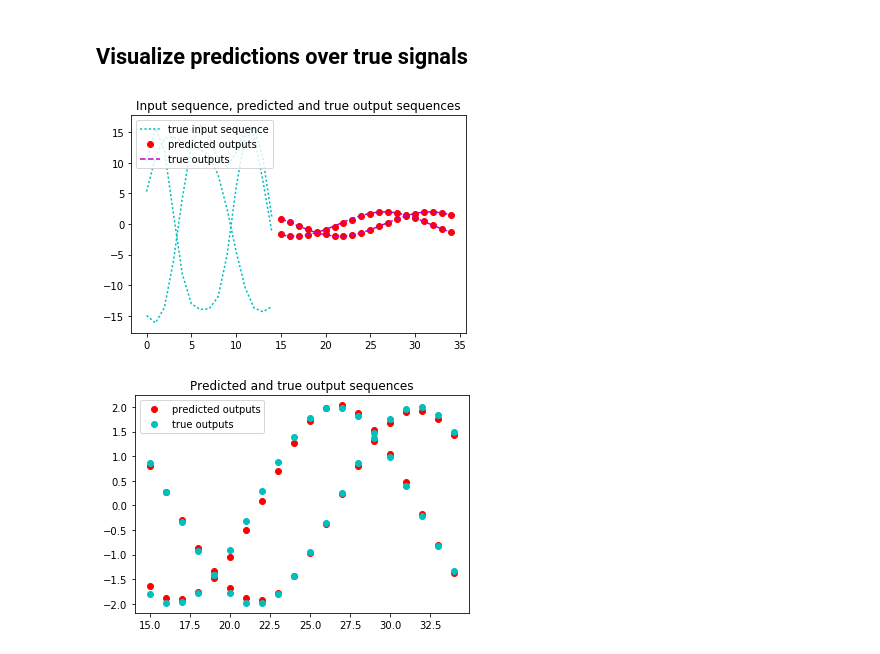
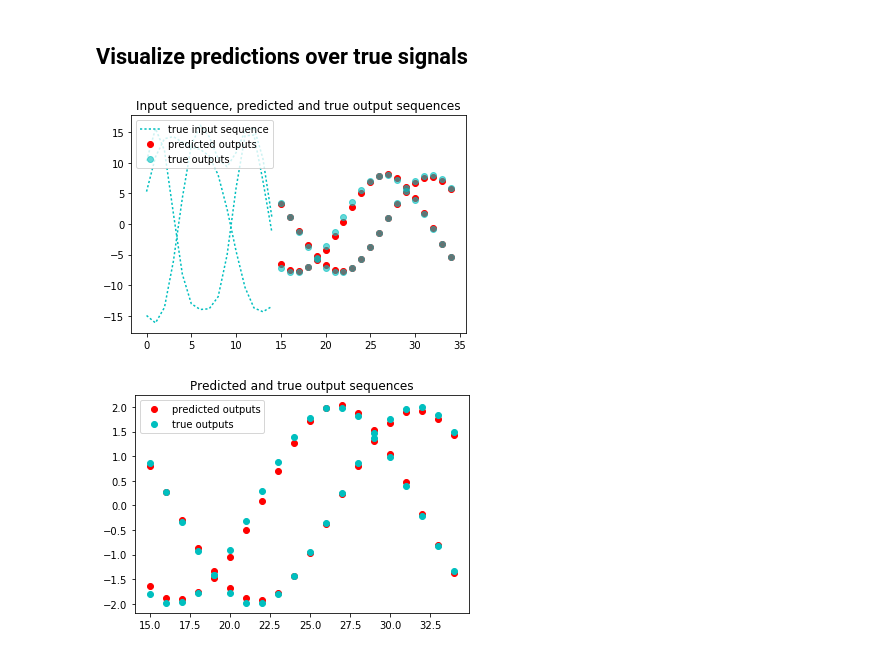
Before and after one commit to aaxwaz/Multivariate-Time-Series-forecast-using-seq2seq-in-TensorFlow, a Jupyter notebook: time_series_seq2seq.ipynb, the cells around one changed output. Cells and saved outputs as stored; diff of their text form; code cells hidden in the pictures.

```diff
--- a/time_series_seq2seq.ipynb
+++ b/time_series_seq2seq.ipynb
@@ -52,7 +58,7 @@ def true_signal(x):
     y = 2 * np.sin(x)
     return y
 
-def noise_func(x, noise_factor = 0.5):
+def noise_func(x, noise_factor = 1):
     return np.random.randn(len(x)) * noise_factor
 
 def generate_y_values(x):
@@ -82,0 +89,13 @@ plt.show()
+# %%
+results = []
+for i in range(100):
+    temp = generate_y_values(x)
+    results.append(temp)
+results = np.array(results)
+
+for i in range(100):
+    l1, = plt.plot(results[i].reshape(105, -1), 'co', lw = 0.1, alpha = 0.05, label = 'noisy training data')
+
+l2, = plt.plot(true_signal(x), 'm', label = 'hidden true signal')
+plt.legend(handles = [l1, l2], loc = 'lower left')
+plt.show()
@@ -118,20 +139,12 @@ def build_graph(feed_previous = False):
                   collections=[tf.GraphKeys.GLOBAL_STEP, tf.GraphKeys.GLOBAL_VARIABLES])
 
     weights = {
-        'in': tf.get_variable('Weights_in', \
-                               shape = [input_dim, hidden_dim], \
-                               dtype = tf.float32, \
-                               initializer = tf.truncated_normal_initializer()),
         'out': tf.get_variable('Weights_out', \
                                shape = [hidden_dim, output_dim], \
                                dtype = tf.float32, \
                                initializer = tf.truncated_normal_initializer()),
     }
     biases = {
-        'in': tf.get_variable('Biases_in', \
-                               shape = [hidden_dim], \
-                               dtype = tf.float32, \
-                               initializer = tf.constant_initializer(1.)),
         'out': tf.get_variable('Biases_out', \
                                shape = [output_dim], \
                                dtype = tf.float32, \
@@ -162,8 +175,6 @@ def build_graph(feed_previous = False):
                 with tf.variable_scope('RNN_{}'.format(i)):
                     cells.append(tf.contrib.rnn.LSTMCell(hidden_dim))
             cell = tf.contrib.rnn.MultiRNNCell(cells)
-
-        reshaped_inputs = [tf.nn.relu(tf.matmul(i, weights['in']) + biases['in']) for i in enc_inp]
 
         def _rnn_decoder(decoder_inputs,
                         initial_state,
@@ -516,20 +527,12 @@ def build_graph(feed_previous = False):
                   collections=[tf.GraphKeys.GLOBAL_STEP, tf.GraphKeys.GLOBAL_VARIABLES])
 
     weights = {
-        'in': tf.get_variable('Weights_in', \
-                               shape = [input_dim, hidden_dim], \
-                               dtype = tf.float32, \
-                               initializer = tf.truncated_normal_initializer()),
         'out': tf.get_variable('Weights_out', \
                                shape = [hidden_dim, output_dim], \
                                dtype = tf.float32, \
                                initializer = tf.truncated_normal_initializer()),
     }
     biases = {
-        'in': tf.get_variable('Biases_in', \
-                               shape = [hidden_dim], \
-                               dtype = tf.float32, \
-                               initializer = tf.constant_initializer(1.)),
         'out': tf.get_variable('Biases_out', \
                                shape = [output_dim], \
                                dtype = tf.float32, \
@@ -560,8 +563,6 @@ def build_graph(feed_previous = False):
                 with tf.variable_scope('RNN_{}'.format(i)):
                     cells.append(tf.contrib.rnn.LSTMCell(hidden_dim))
             cell = tf.contrib.rnn.MultiRNNCell(cells)
-
-        reshaped_inputs = [tf.nn.relu(tf.matmul(i, weights['in']) + biases['in']) for i in enc_inp]
 
         def _rnn_decoder(decoder_inputs,
                         initial_state,
@@ -767,14 +768,14 @@ INFO:tensorflow:Restoring parameters from /home/weimin/seq2seq/multivariate_ts_m
 # %%
 test_seq_input = np.array(generate_samples_for_input(train_data_x[-15:])).transpose(1,0)
 test_seq_output = np.array(generate_samples_for_output(train_data_x[-20:])).transpose(1,0)
 plt.title("Input sequence, predicted and true output sequences")
 i1, i2, i3, = plt.plot(range(15), np.array(true_input_signals(x[95:110])).transpose(1, 0), 'c:', label = 'true input sequence')
-p1, p2 = plt.plot(range(15, 35), final_preds, 'ro', label = 'predicted outputs')
-t1, t2 = plt.plot(range(15, 35), np.array(true_output_signals(x[110:])).transpose(1, 0), 'm--', label = 'true outputs')
+p1, p2 = plt.plot(range(15, 35), 4 * final_preds, 'ro', label = 'predicted outputs')
+t1, t2 = plt.plot(range(15, 35), 4 * np.array(true_output_signals(x[110:])).transpose(1, 0), 'co', alpha = 0.6, label = 'true outputs')
 plt.legend(handles = [i1, p1, t1], loc = 'upper left')
 plt.show()
 # %% [output]
-[figure, old version]
+[figure, new version]
 # %%
 test_seq_input = np.array(generate_samples_for_input(train_data_x[-15:])).transpose(1,0)
 test_seq_output = np.array(generate_samples_for_output(train_data_x[-20:])).transpose(1,0)
```
Also changed, not shown: parts of 10 cells of this notebook.
